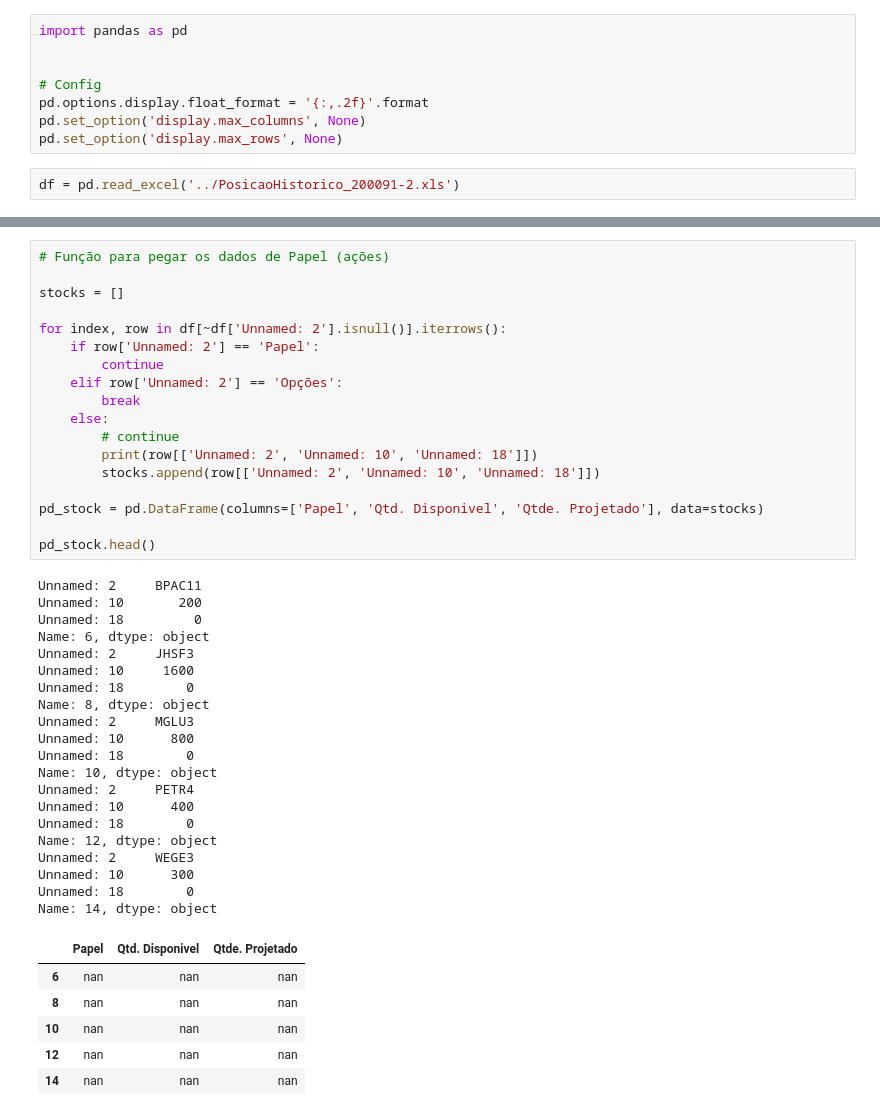
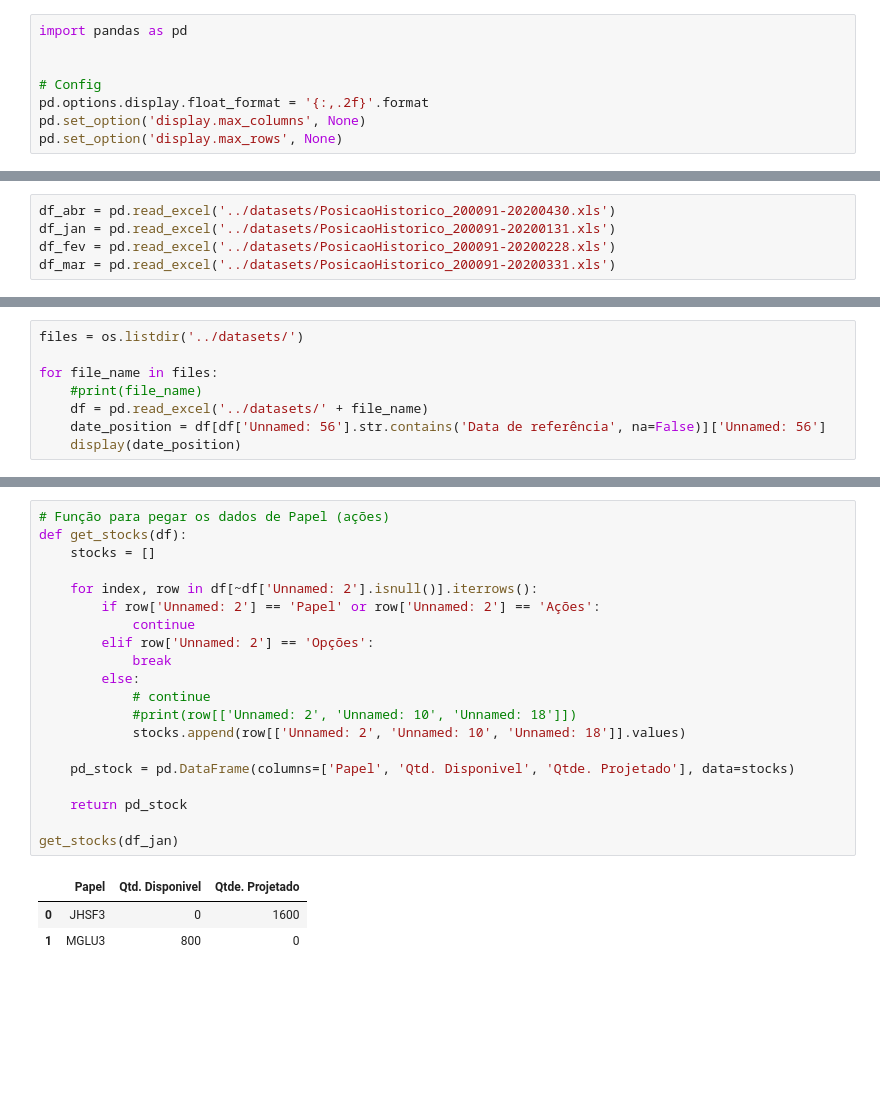
Before and after one commit to gabrielmlg/finance-app, a Jupyter notebook: notebooks/sandbox.ipynb, the cells around one changed output, grey strips where cells are left out. Saved outputs shown, nothing was run; the diff lists cells and outputs as text; blank space fills up the shorter version.

```diff
--- a/notebooks/sandbox.ipynb
+++ b/notebooks/sandbox.ipynb
@@ -9,5 +9,3 @@ import pandas as pd
 pd.options.display.float_format = '{:,.2f}'.format
 pd.set_option('display.max_columns', None)
 pd.set_option('display.max_rows', None)
-# %%
-df = pd.read_excel('../PosicaoHistorico_200091-2.xls')
@@ -15,0 +12,5 @@ WARNING *** file size (71838) not 512 + multiple of sector size (512)
+# %%
+df_abr = pd.read_excel('../datasets/PosicaoHistorico_200091-20200430.xls')
+df_jan = pd.read_excel('../datasets/PosicaoHistorico_200091-20200131.xls')
+df_fev = pd.read_excel('../datasets/PosicaoHistorico_200091-20200228.xls')
+df_mar = pd.read_excel('../datasets/PosicaoHistorico_200091-20200331.xls')
@@ -15,0 +22,8 @@ WARNING *** file size (71838) not 512 + multiple of sector size (512)
+# %%
+files = os.listdir('../datasets/')
+
+for file_name in files:
+    #print(file_name)
+    df = pd.read_excel('../datasets/' + file_name)
+    date_position = df[df['Unnamed: 56'].str.contains('Data de referência', na=False)]['Unnamed: 56']
+    display(date_position)
@@ -30,45 +57,24 @@ df[~df['Unnamed: 2'].isnull()].head(10)
 # %%
 # Função para pegar os dados de Papel (ações)
+def get_stocks(df):
+    stocks = []
 
-stocks = []
+    for index, row in df[~df['Unnamed: 2'].isnull()].iterrows():
+        if row['Unnamed: 2'] == 'Papel' or row['Unnamed: 2'] == 'Ações':
+            continue
+        elif row['Unnamed: 2'] == 'Opções':
+            break
+        else:
+            # continue
+            #print(row[['Unnamed: 2', 'Unnamed: 10', 'Unnamed: 18']])
+            stocks.append(row[['Unnamed: 2', 'Unnamed: 10', 'Unnamed: 18']].values)
 
-for index, row in df[~df['Unnamed: 2'].isnull()].iterrows():
-    if row['Unnamed: 2'] == 'Papel':
-        continue
-    elif row['Unnamed: 2'] == 'Opções':
-        break
-    else:
-        # continue
-        print(row[['Unnamed: 2', 'Unnamed: 10', 'Unnamed: 18']])
-        stocks.append(row[['Unnamed: 2', 'Unnamed: 10', 'Unnamed: 18']])
+    pd_stock = pd.DataFrame(columns=['Papel', 'Qtd. Disponivel', 'Qtde. Projetado'], data=stocks)
 
-pd_stock = pd.DataFrame(columns=['Papel', 'Qtd. Disponivel', 'Qtde. Projetado'], data=stocks)
+    return pd_stock
 
-pd_stock.head()
+get_stocks(df_jan)
 # %% [output]
-Unnamed: 2     BPAC11
-Unnamed: 10       200
-Unnamed: 18         0
-Name: 6, dtype: object
-Unnamed: 2     JHSF3
-Unnamed: 10     1600
-Unnamed: 18        0
-Name: 8, dtype: object
-Unnamed: 2     MGLU3
-Unnamed: 10      800
-Unnamed: 18        0
-Name: 10, dtype: object
-Unnamed: 2     PETR4
-Unnamed: 10      400
-Unnamed: 18        0
-Name: 12, dtype: object
-Unnamed: 2     WEGE3
-Unnamed: 10      300
-Unnamed: 18        0
-Name: 14, dtype: object
 |  | Papel | Qtd. Disponivel | Qtde. Projetado |
-| 6 | nan | nan | nan |
-| 8 | nan | nan | nan |
-| 10 | nan | nan | nan |
-| 12 | nan | nan | nan |
-| 14 | nan | nan | nan |
+| 0 | JHSF3 | 0 | 1600 |
+| 1 | MGLU3 | 800 | 0 |
```
Also changed, not shown: parts of 6 cells of this notebook.
